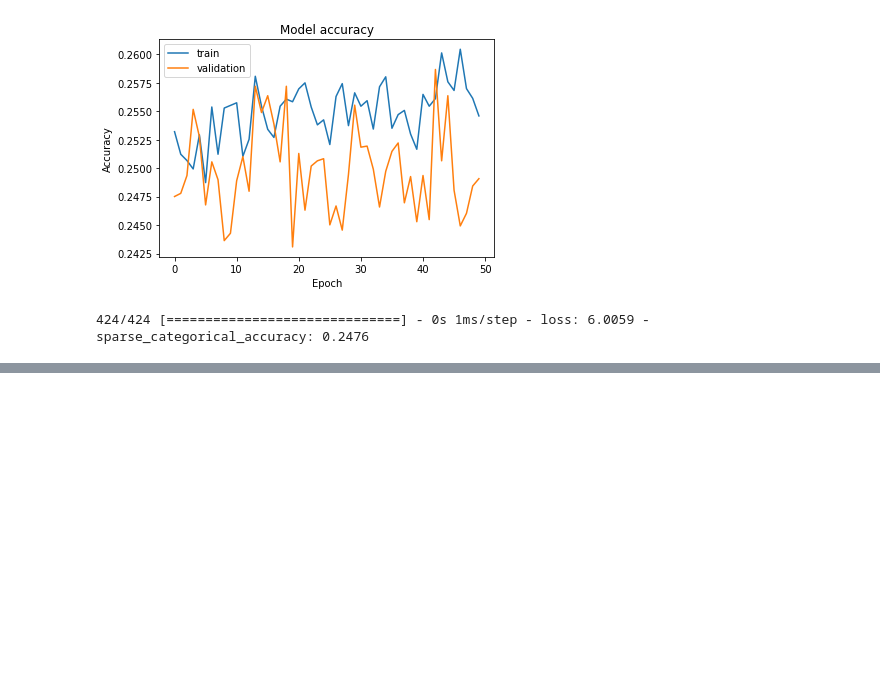
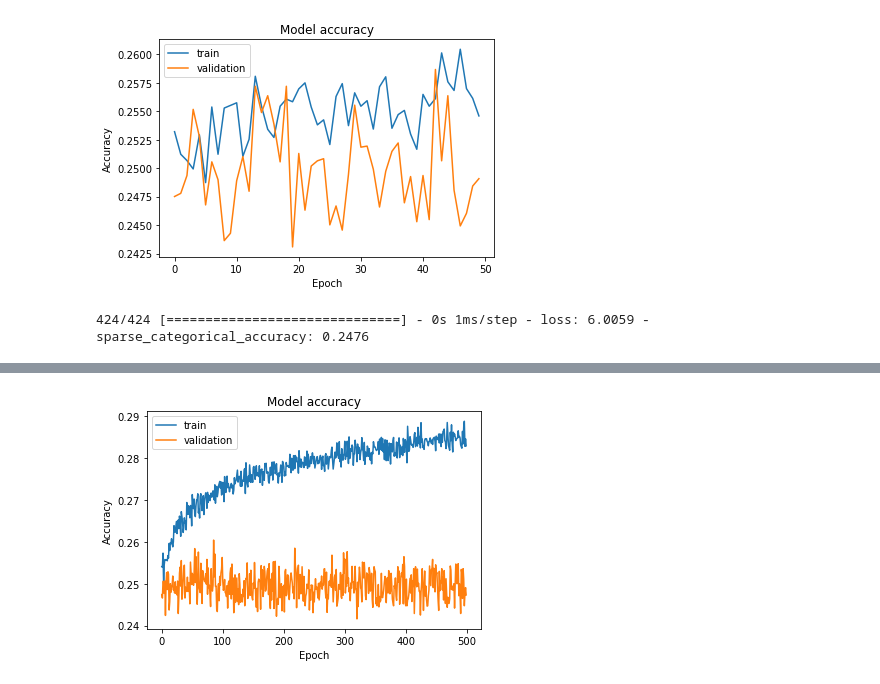
Before and after one commit to sanjay-elangovan/PredictingECGDiagnoses, a Jupyter notebook: Models/Feed Forward/EKG_data_v2/ClincalBERT Pooled.ipynb, the cells around one changed output, grey strips where cells are left out. Drawn from its saved outputs; the diff is of its cells as text; code cells hidden in the pictures; blank space fills up the shorter version.

Commit message:
updates to models, cleaned up folder structure

```diff
--- a/Models/Feed Forward/EKG_data_v2/ClincalBERT Pooled.ipynb
+++ b/Models/Feed Forward/EKG_data_v2/ClincalBERT Pooled.ipynb
@@ -123,0 +144,10 @@ test = model_functional.evaluate(test_X, test_y)
+# %%
+inputs = tf.keras.layers.Input(shape=(train_X.shape[1],))
+classification_out = tf.keras.layers.Dense(4, activation='softmax')(inputs)
+
+model_functional = tf.keras.models.Model(inputs=inputs, outputs = classification_out)
+model_functional.compile(loss='SparseCategoricalCrossentropy',
+                         optimizer=tf.keras.optimizers.Adam(learning_rate=0.0001),
+                         metrics=['sparse_categorical_accuracy'])
+# %%
+train = model_functional.fit(train_X, train_y, epochs=500, validation_split=0.2)
@@ -123,0 +172,10 @@ test = model_functional.evaluate(test_X, test_y)
+# %%
+plt.plot(train.history['sparse_categorical_accuracy'])
+plt.plot(train.history['val_sparse_categorical_accuracy'])
+plt.title('Model accuracy')
+plt.ylabel('Accuracy')
+plt.xlabel('Epoch')
+plt.legend(['train', 'validation'], loc='upper left')
+plt.show()
+# %% [output]
+[figure, added]
```
Also changed, not shown: parts of 9 cells of this notebook, 16 other files.
